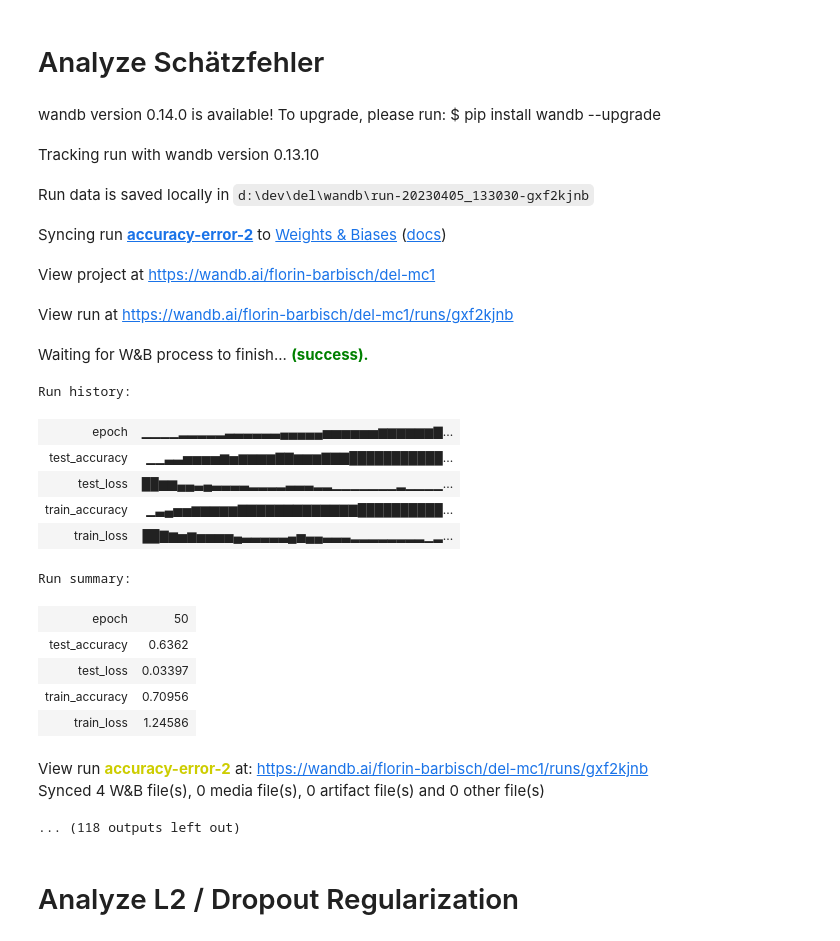
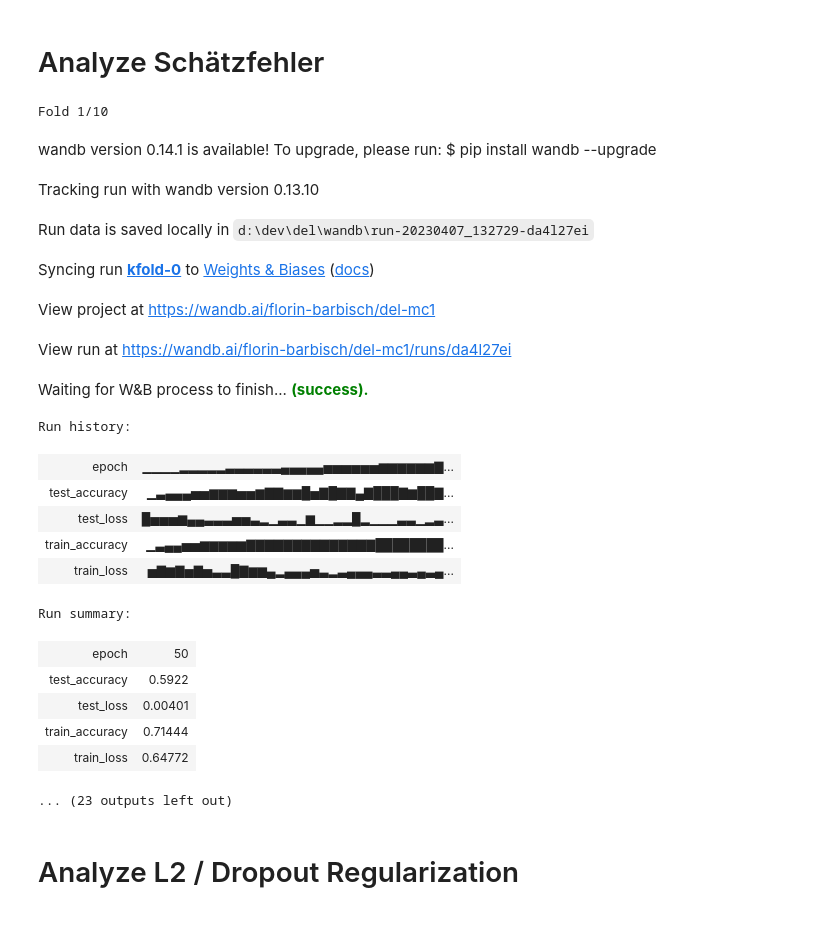
Before and after one commit to florinbarbisch/del, a Jupyter notebook: mc1.ipynb, the cells around one changed output. Cells and saved outputs as stored; diff of their text form; code cells hidden in the pictures.

```diff
--- a/mc1.ipynb
+++ b/mc1.ipynb
@@ -196,6 +196,7 @@ TODO: Berücksichtige auch den Fehler in der Schätzung dieser Metriken
 # %%
 def conv_block(in_f, out_f, conv_kernel_size, conv_stride, conv_padding,
                pool_kernel_size, pool_stride, pool_padding, use_batch_norm=False, momentum=0.1, *args, **kwargs):
+    """A convolutional block with ReLU activation and MaxPool2d operation and optional batch normalization."""
     return nn.Sequential(
         nn.Conv2d(in_f, out_f, conv_kernel_size, conv_stride, conv_padding, *args, **kwargs),
         nn.BatchNorm2d(out_f, momentum=momentum) if use_batch_norm else nn.Identity(),
@@ -775,32 +663,39 @@ Synced 4 W&B file(s), 0 media file(s), 0 artifact file(s) and 0 other file(s)
 ... (144 outputs left out)
 # %% [markdown]
 # Analyze Schätzfehler
-# %%
-for seed in range(10):
-    train_and_eval_model("accuracy-error-{}".format(seed), best_model(), seed=seed)
-# %% [output]
-wandb version 0.14.0 is available! To upgrade, please run: $ pip install wandb --upgrade
-Tracking run with wandb version 0.13.10
-Run data is saved locally in d:\dev\del\wandb\run-20230405_133030-gxf2kjnb
-Syncing run accuracy-error-2 to Weights & Biases (docs)
-View project at https://wandb.ai/florin-barbisch/del-mc1
-View run at https://wandb.ai/florin-barbisch/del-mc1/runs/gxf2kjnb
-Waiting for W&B process to finish... (success).
-Run history:
-| epoch | ▁▁▁▁▂▂▂▂▂▃▃▃▃▃▃▄▄▄▄▄▅▅▅▅▅▅▆▆▆▆▆▆▇... |
-| test_accuracy | ▁▁▃▃▅▅▅▅▆▅▆▆▆▆▇▇▆▆▆▇▇▇███████████... |
-| test_loss | ██▆▆▄▄▃▄▃▃▃▃▂▂▂▂▃▃▃▂▂▁▁▁▁▁▁▁▂▁▁▁▁... |
-| train_accuracy | ▁▃▄▅▅▆▆▆▆▆▇▇▇▇▇▇▇▇▇▇▇▇▇██████████... |
-| train_loss | ██▇▆▅▆▅▅▅▅▄▃▃▃▃▃▄▅▄▄▃▃▃▂▂▂▂▂▂▂▂▁▂... |
-Run summary:
-| epoch | 50 |
-| test_accuracy | 0.6362 |
-| test_loss | 0.03397 |
-| train_accuracy | 0.70956 |
-| train_loss | 1.24586 |
-View run accuracy-error-2 at: https://wandb.ai/florin-barbisch/del-mc1/runs/gxf2kjnb
-Synced 4 W&B file(s), 0 media file(s), 0 artifact file(s) and 0 other file(s)
-... (118 outputs left out)
+# %%
+# train model with 10-fold cross validation
+batch_size = 32
+dataset = TensorDataset(train_images, train_labels)
+
+kfold = KFold(n_splits=10, shuffle=True, random_state=42)
+for fold, (train_ids, val_ids) in enumerate(kfold.split(dataset)):
+    print("Fold {}/{}".format(fold+1, kfold.n_splits))
+    train_loader = DataLoader(dataset, batch_size=batch_size, sampler=SubsetRandomSampler(train_ids))
+    val_loader   = DataLoader(dataset, batch_size=batch_size, sampler=SubsetRandomSampler(val_ids))
+    train_and_eval_model("kfold-{}".format(fold), best_model(), train_loader=train_loader, test_loader=val_loader, batch_size=batch_size)
+# %% [output]
+Fold 1/10
+wandb version 0.14.1 is available! To upgrade, please run: $ pip install wandb --upgrade
+Tracking run with wandb version 0.13.10
+Run data is saved locally in d:\dev\del\wandb\run-20230407_132729-da4l27ei
+Syncing run kfold-0 to Weights & Biases (docs)
+View project at https://wandb.ai/florin-barbisch/del-mc1
+View run at https://wandb.ai/florin-barbisch/del-mc1/runs/da4l27ei
+Waiting for W&B process to finish... (success).
+Run history:
+| epoch | ▁▁▁▁▂▂▂▂▂▃▃▃▃▃▃▄▄▄▄▄▅▅▅▅▅▅▆▆▆▆▆▆▇... |
+| test_accuracy | ▁▃▄▄▄▅▅▆▆▆▅▅▆▇▇▆▆█▅▇█▇▇▄▇███▇▆██▇... |
+| test_loss | █▅▅▅▆▄▄▃▃▃▅▅▃▂▁▃▃▁▆▁▁▂▂█▂▁▁▁▃▃▁▂▃... |
+| train_accuracy | ▁▃▄▄▅▅▆▆▆▆▆▇▇▇▇▇▇▇▇▇▇▇▇▇▇████████... |
+| train_loss | ▅▇▆▇▅▇▅▃▃█▇▆▆▄▂▄▄▄▅▃▂▃▄▄▄▃▃▄▄▃▄▃▄... |
+Run summary:
+| epoch | 50 |
+| test_accuracy | 0.5922 |
+| test_loss | 0.00401 |
+| train_accuracy | 0.71444 |
+| train_loss | 0.64772 |
+... (23 outputs left out)
 # %% [markdown]
 # Analyze L2 / Dropout Regularization
 # %%
```
Also changed, not shown: parts of 13 cells of this notebook.
